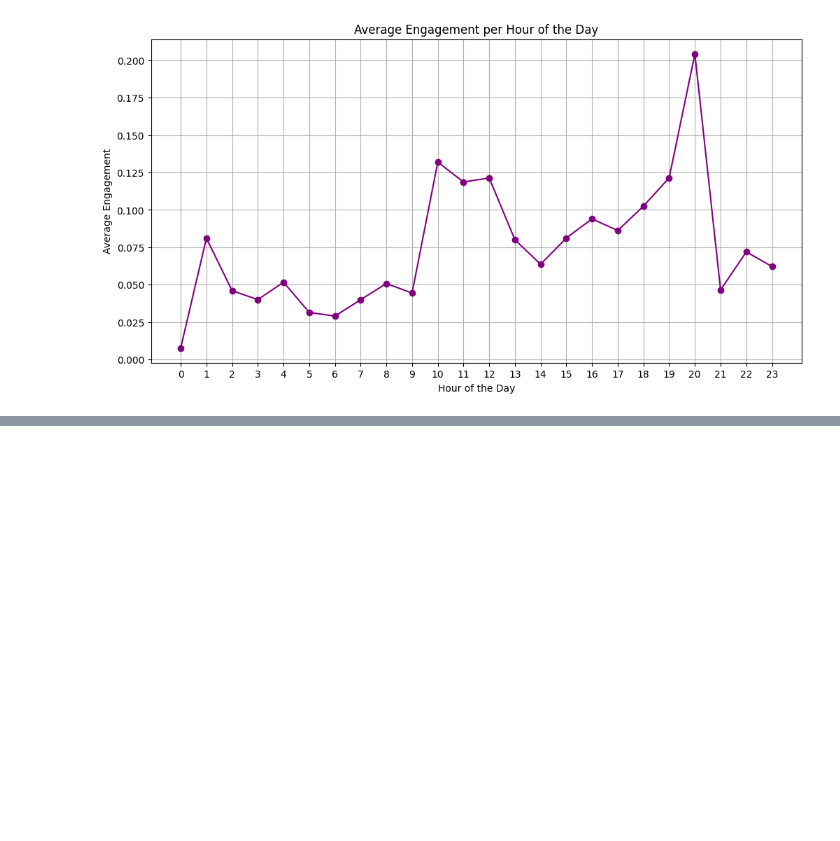
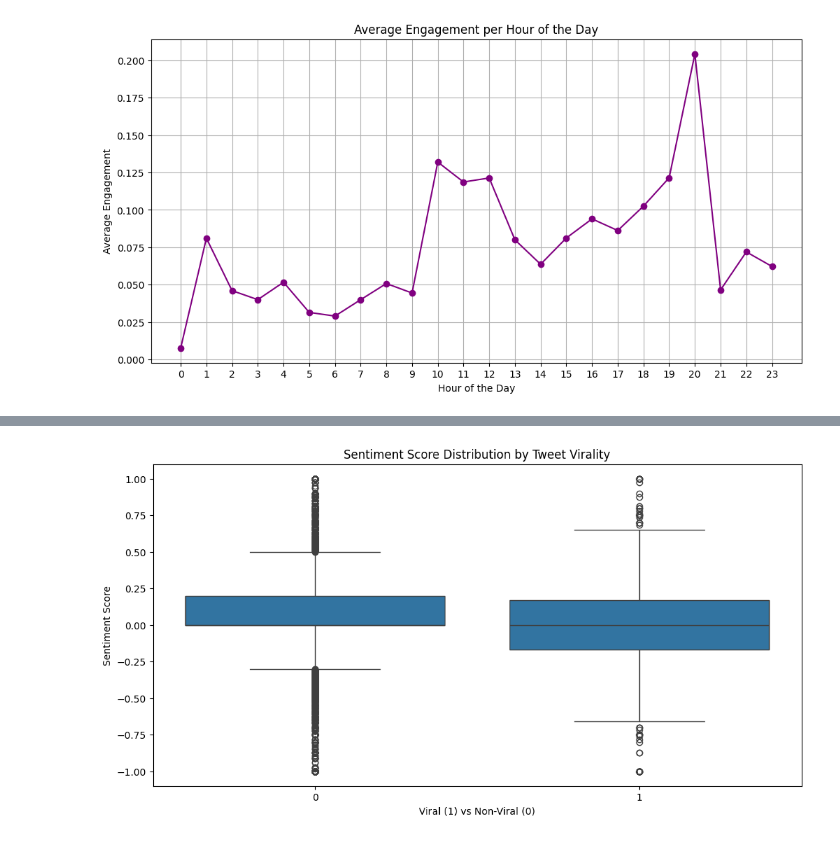
Before and after one commit to abubakarp789/Viral_or_Not-Predicting_Virality_of_Tweets, a Jupyter notebook: Predicting_Virality_of_Tweets.ipynb, the cells around one changed output, grey strips where cells are left out. Drawn from its saved outputs; the diff is of its cells as text; code cells hidden in the pictures; blank space fills up the shorter version.

```diff
--- a/Predicting_Virality_of_Tweets.ipynb
+++ b/Predicting_Virality_of_Tweets.ipynb
@@ -330,0 +450,25 @@ plt.show()
+# %%
+# Create time-based features
+data['is_weekend'] = data['tweet_day_of_week'].apply(lambda x: 1 if x >= 5 else 0)
+# %%
+# Time of day categories
+def categorize_time(hour):
+    if 5 <= hour < 12:
+        return 'morning'
+    elif 12 <= hour < 17:
+        return 'afternoon'
+    elif 17 <= hour < 22:
+        return 'evening'
+    else:
+        return 'night'
+
+data['time_of_day'] = data['tweet_hour'].apply(categorize_time)
+# %%
+# Encode categorical time of day
+time_dummies = pd.get_dummies(data['time_of_day'], prefix='time')
+data = pd.concat([data, time_dummies], axis=1)
+# %%
+# Check for specific keywords in tweets
+keywords = ['delay', 'cancel', 'thanks', 'help', 'great', 'service', 'sorry', 'bad', 'good', 'love']
+for keyword in keywords:
+    data[f'has_{keyword}'] = data['text'].apply(lambda x: int(keyword.lower() in str(x).lower()))
@@ -330,0 +487,10 @@ plt.show()
+# %%
+## Visualize Sentiment Distribution by Virality
+plt.figure(figsize=(12, 6))
+sns.boxplot(x='viral', y='sentiment_score', data=data)
+plt.title('Sentiment Score Distribution by Tweet Virality')
+plt.xlabel('Viral (1) vs Non-Viral (0)')
+plt.ylabel('Sentiment Score')
+plt.show()
+# %% [output]
+[figure, added]
```
Also changed, not shown: parts of 39 cells of this notebook, 3 other files.
